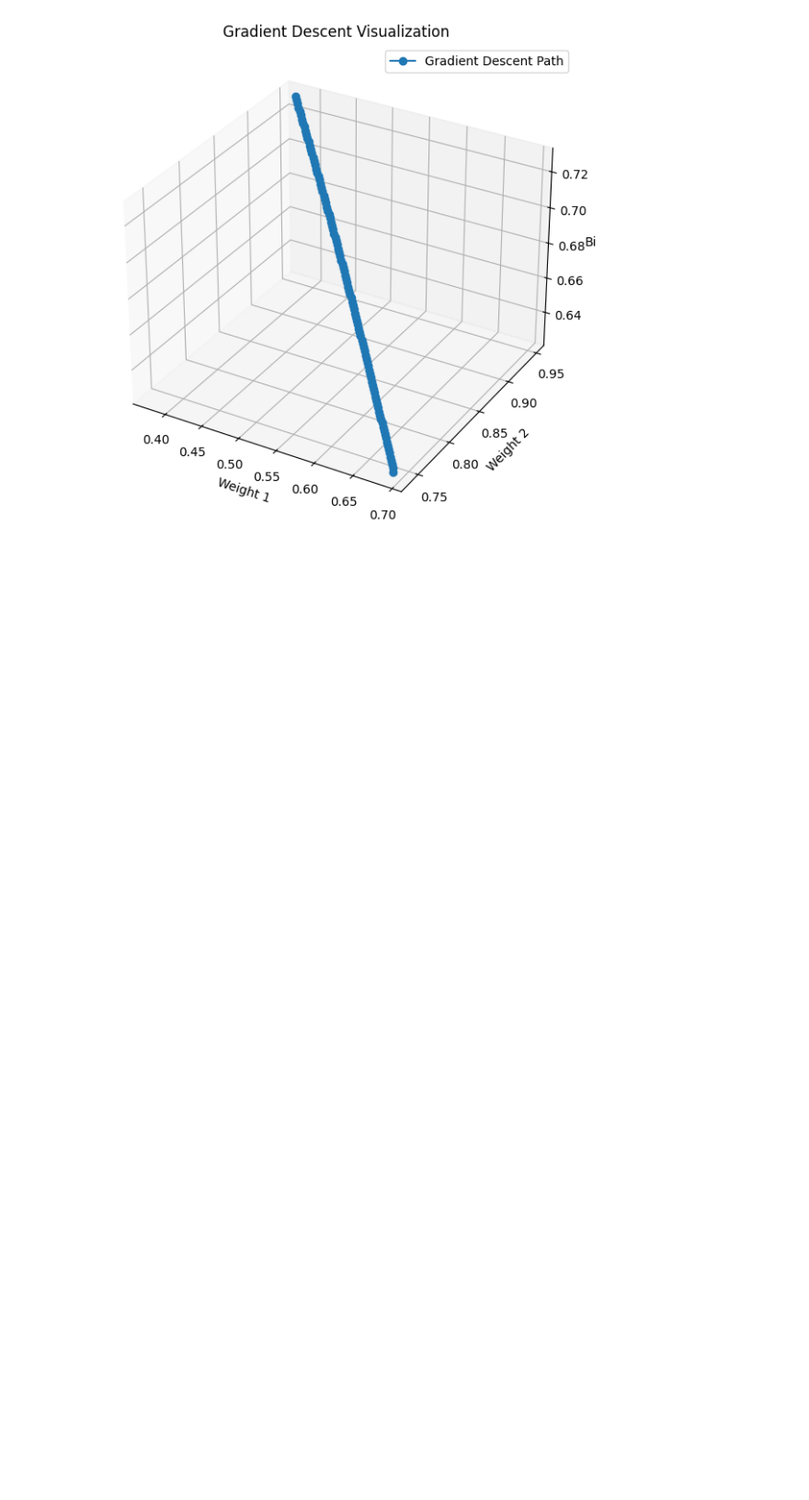
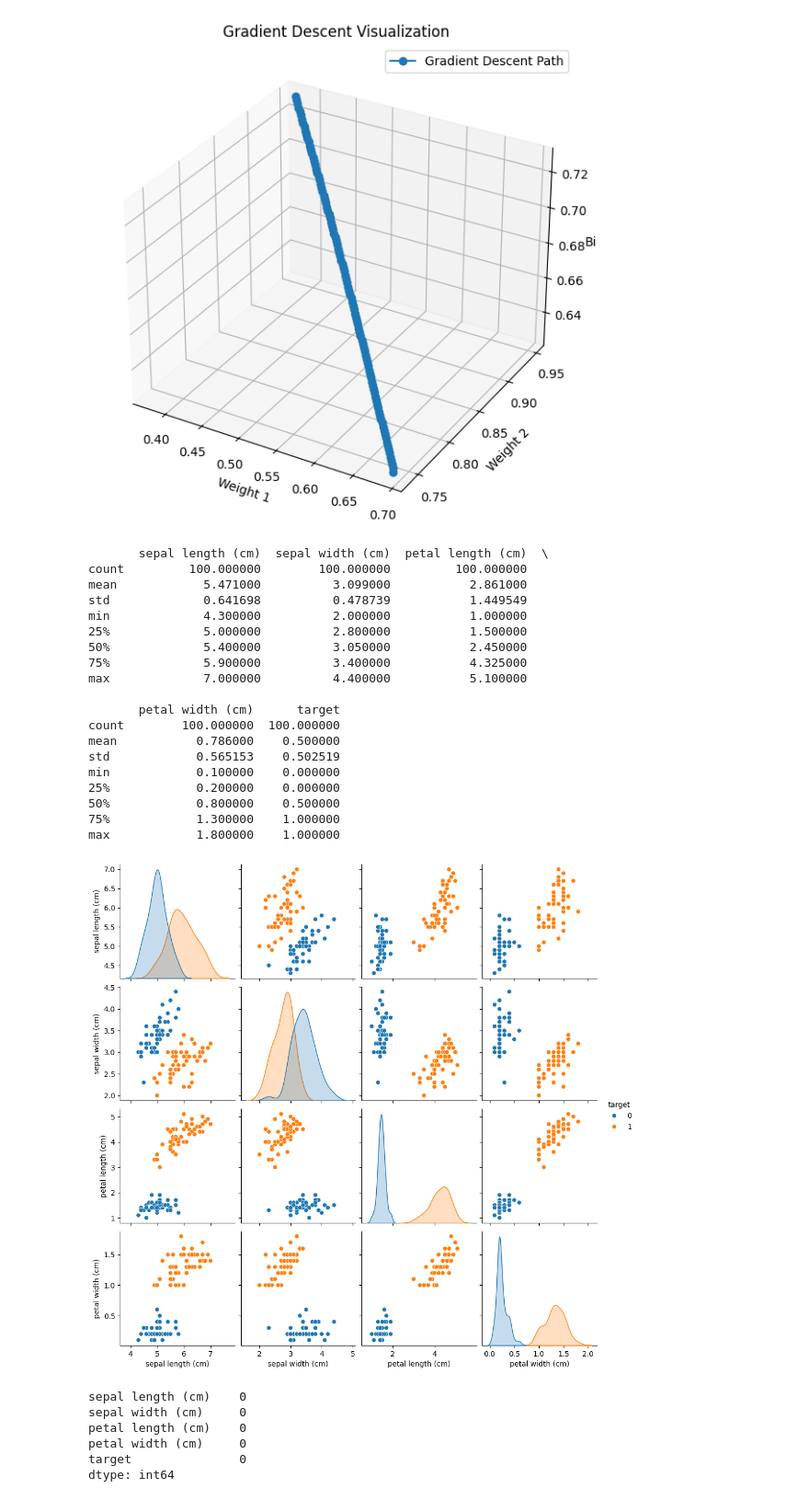
Before and after one commit to Akshayredekar07/Complete-Data-Science, a Jupyter notebook: Machine Learning/Logistic Regression/Logistic regression.ipynb, the cells around one changed output. Shown: that part at 92% size. Cells and saved outputs as stored; diff of their text form; code cells hidden in the pictures; blank space fills up the shorter version.

```diff
--- a/Machine Learning/Logistic Regression/Logistic regression.ipynb
+++ b/Machine Learning/Logistic Regression/Logistic regression.ipynb
@@ -307,0 +317,53 @@ fig.show()
+# %%
+# Load the Iris dataset
+iris = load_iris()
+X = iris.data
+y = iris.target
+
+# Convert to a DataFrame for easier manipulation
+df = pd.DataFrame(X, columns=iris.feature_names)
+df['target'] = y
+
+# Filter to include only two classes for binary classification
+df = df[df['target'] != 2]
+
+# Define features and target variable
+X = df.drop('target', axis=1)
+y = df['target']
+# %%
+# Display basic statistics
+print(df.describe())
+
+# Visualize pairplot to observe relationships
+sns.pairplot(df, hue='target')
+plt.show()
+
+# Check for missing values
+print(df.isnull().sum())
+# %% [output]
+       sepal length (cm)  sepal width (cm)  petal length (cm)  \
+count         100.000000        100.000000         100.000000
+mean            5.471000          3.099000           2.861000
+std             0.641698          0.478739           1.449549
+min             4.300000          2.000000           1.000000
+25%             5.000000          2.800000           1.500000
+50%             5.400000          3.050000           2.450000
+75%             5.900000          3.400000           4.325000
+max             7.000000          4.400000           5.100000
+
+       petal width (cm)      target
+count        100.000000  100.000000
+mean           0.786000    0.500000
+std            0.565153    0.502519
+min            0.100000    0.000000
+25%            0.200000    0.000000
+50%            0.800000    0.500000
+75%            1.300000    1.000000
+max            1.800000    1.000000
+[figure, added]
+sepal length (cm)    0
+sepal width (cm)     0
+petal length (cm)    0
+petal width (cm)     0
+target               0
+dtype: int64
```
Also changed, not shown: parts of 6 cells of this notebook, 25 other files.
